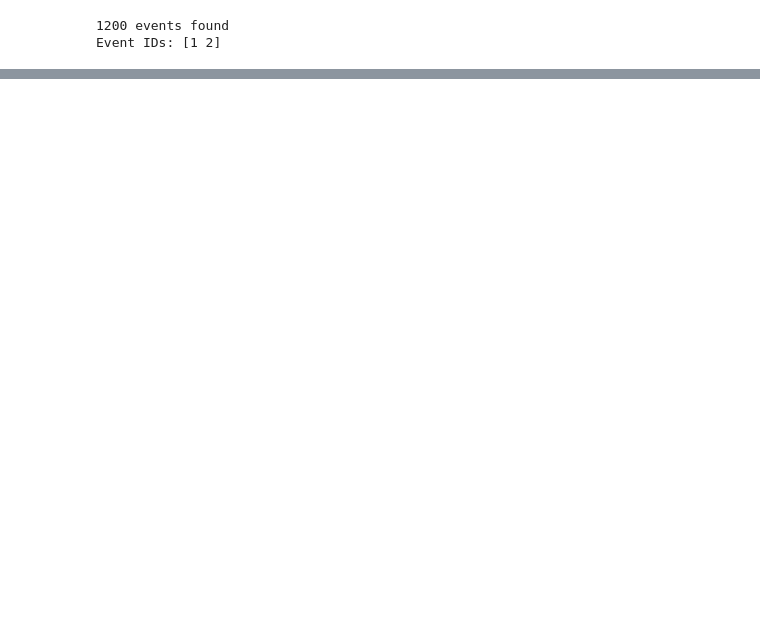
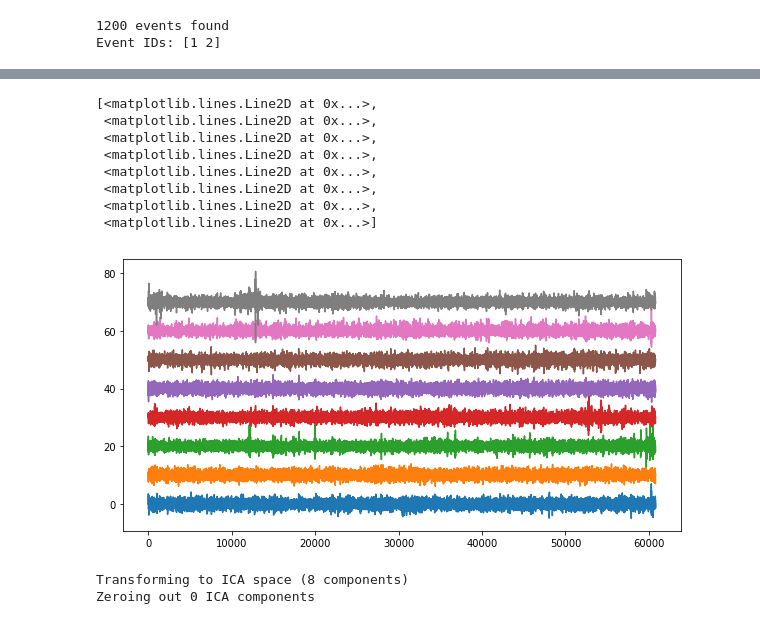
Before and after one commit to belya/p300-speller, a Jupyter notebook: p300-speller.ipynb, the cells around one changed output, grey strips where cells are left out. Cells and saved outputs as stored; diff of their text form; code cells hidden in the pictures; blank space fills up the shorter version.

```diff
--- a/p300-speller.ipynb
+++ b/p300-speller.ipynb
@@ -84,0 +202,4 @@ array([[ 1254,     0,     2],
+# %%
+ica = mne.preprocessing.ICA()
+# %%
+ica.fit(raw)
@@ -84,0 +212,20 @@ array([[ 1254,     0,     2],
+# %%
+ica_eeg = ica.get_sources(raw)
+# %%
+plt.figure(figsize=(10, 5))
+plt.plot(ica_eeg[:, :][0].T + 10 * np.arange(0, 8))
+# %% [output]
+[<matplotlib.lines.Line2D at 0x...>,
+ <matplotlib.lines.Line2D at 0x...>,
+ <matplotlib.lines.Line2D at 0x...>,
+ <matplotlib.lines.Line2D at 0x...>,
+ <matplotlib.lines.Line2D at 0x...>,
+ <matplotlib.lines.Line2D at 0x...>,
+ <matplotlib.lines.Line2D at 0x...>,
+ <matplotlib.lines.Line2D at 0x...>]
+[figure, added]
+# %%
+filtered_eeg = ica.apply(raw.copy(), exclude=[])
+# %% [output]
+Transforming to ICA space (8 components)
+Zeroing out 0 ICA components
```
Also changed, not shown: parts of 49 cells of this notebook.
